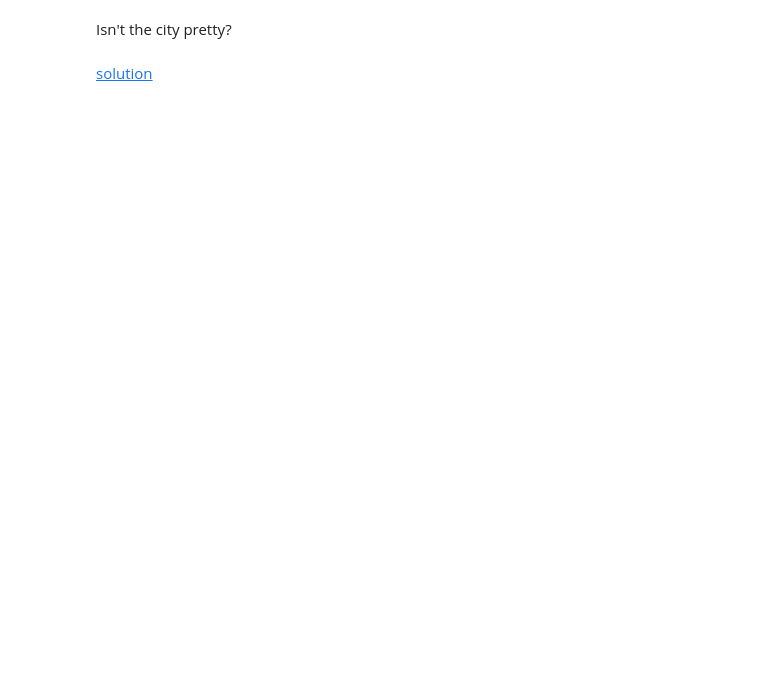
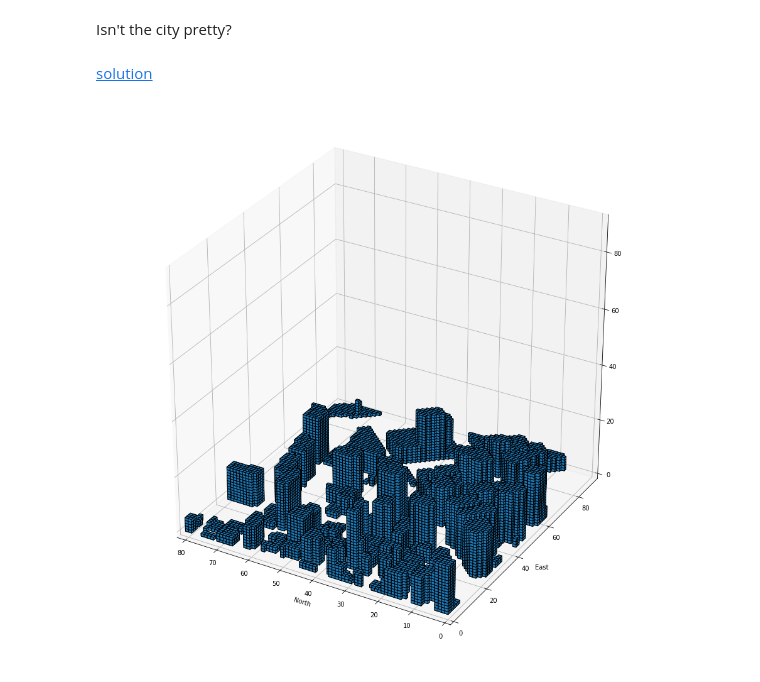
Before and after one commit to tjphoton/FCND, a Jupyter notebook: FCND-Term1-L7-3D/Voxel-Map.ipynb, the cells around one changed output. Saved outputs shown, nothing was run; the diff lists cells and outputs as text; code cells hidden in the pictures; blank space fills up the shorter version.

```diff
--- a/FCND-Term1-L7-3D/Voxel-Map.ipynb
+++ b/FCND-Term1-L7-3D/Voxel-Map.ipynb
@@ -87,3 +143,18 @@ plt.show()
 Isn't the city pretty?
 # %% [markdown]
 [solution](/notebooks/Voxel-Map-Solution.ipynb)
+# %%
+fig = plt.figure()
+ax = fig.gca(projection='3d')
+ax.voxels(voxmap, edgecolor='k')
+ax.set_xlim(voxmap.shape[0], 0)
+ax.set_ylim(0, voxmap.shape[1])
+# add 100 to the height so the buildings aren't so tall
+ax.set_zlim(0, voxmap.shape[2]+70)
+
+plt.xlabel('North')
+plt.ylabel('East')
+
+plt.show()
+# %% [output]
+[figure, added]
```
Also changed, not shown: parts of 8 cells of this notebook, 30 other files.
